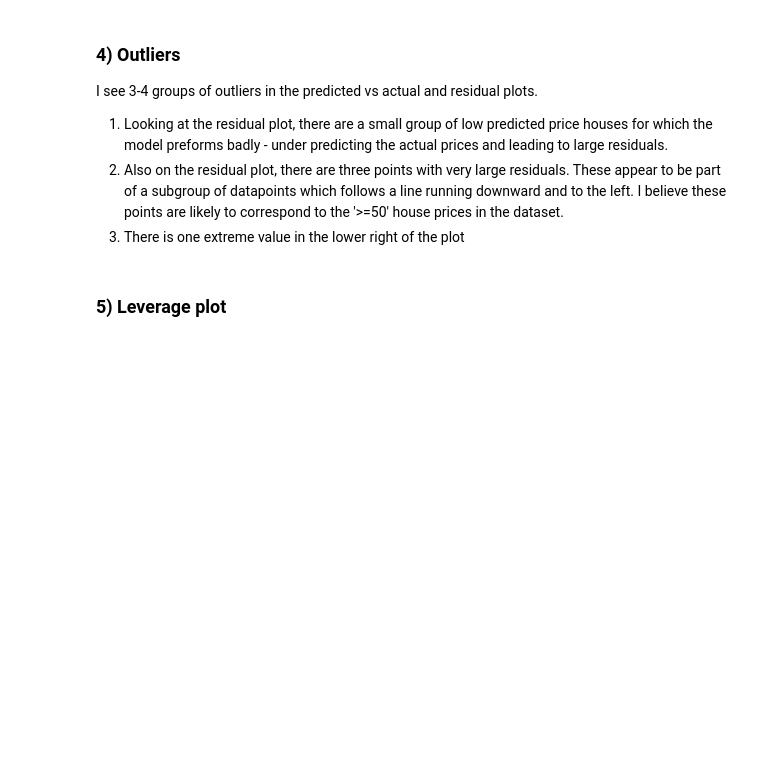
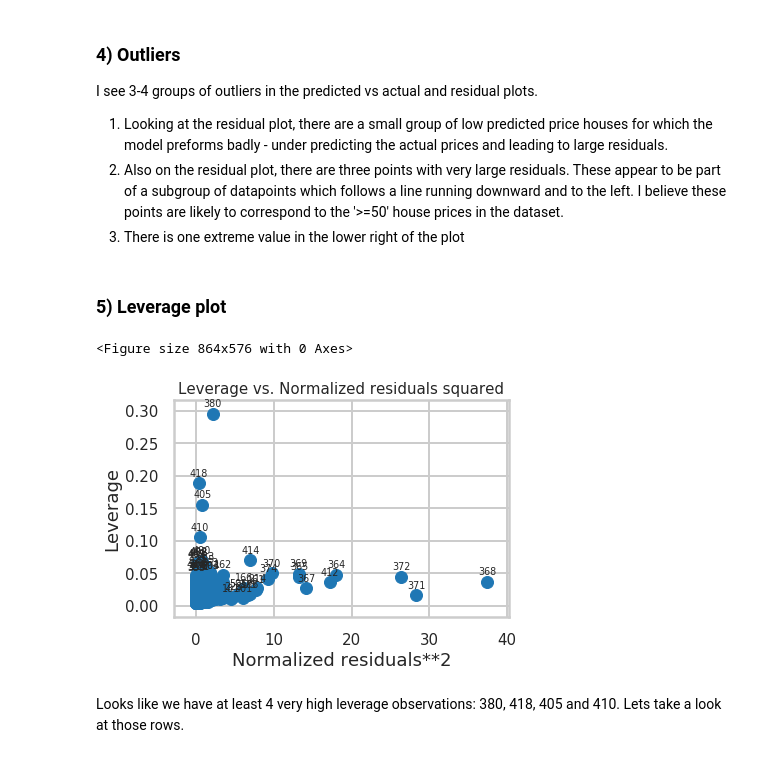
Before and after one commit to gperdrizet/linear_regression, a Jupyter notebook: Mini_Project_Linear_Regression.ipynb, the cells around one changed output. Cells and saved outputs as stored; diff of their text form; code cells hidden in the pictures; blank space fills up the shorter version.

```diff
--- a/Mini_Project_Linear_Regression.ipynb
+++ b/Mini_Project_Linear_Regression.ipynb
@@ -1329,3 +1311,21 @@ I see 3-4 groups of outliers in the predicted vs actual and residual plots.
 3. There is one extreme value in the lower right of the plot
 # %% [markdown]
 ### 5) Leverage plot
+# %%
+SMALL_SIZE = 15
+MEDIUM_SIZE = 18
+BIGGER_SIZE = 22
+
+fig = plt.figure(figsize=(12,8))
+plt.rc('font', size=8)                   # controls default text sizes
+plt.rc('axes', titlesize=SMALL_SIZE)     # fontsize of the axes title
+plt.rc('axes', labelsize=MEDIUM_SIZE)    # fontsize of the x and y labels
+plt.rc('xtick', labelsize=SMALL_SIZE)    # fontsize of the tick labels
+plt.rc('ytick', labelsize=SMALL_SIZE)    # fontsize of the tick labels
+plt.rc('figure', titlesize=BIGGER_SIZE)  # fontsize of the figure title
+fig = sm.graphics.plot_leverage_resid2(results, alpha=0.001, ax=ax)
+# %% [output]
+<Figure size 864x576 with 0 Axes>
+[figure, added]
+# %% [markdown]
+Looks like we have at least 4 very high leverage observations: 380, 418, 405 and 410. Lets take a look at those rows.
```
Also changed, not shown: parts of 59 cells of this notebook.
